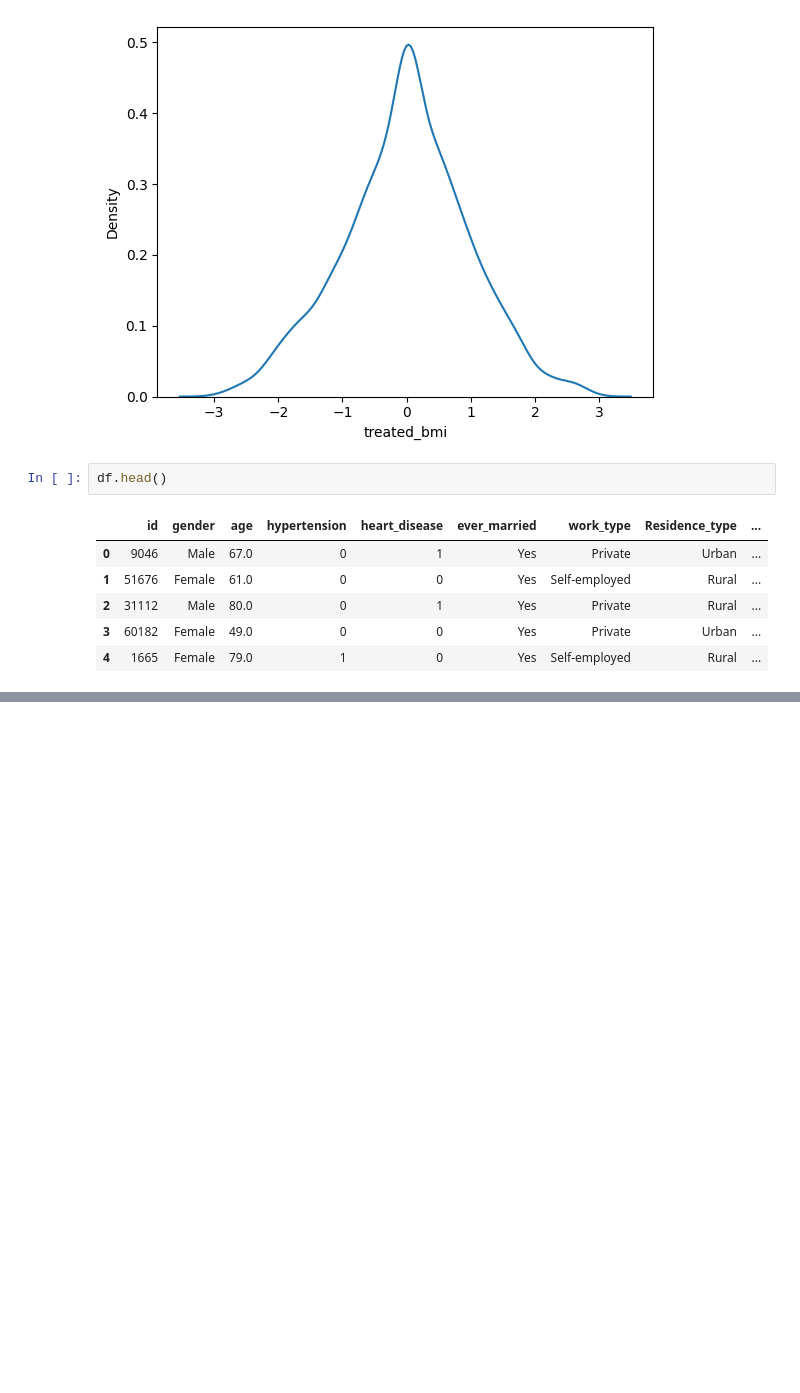
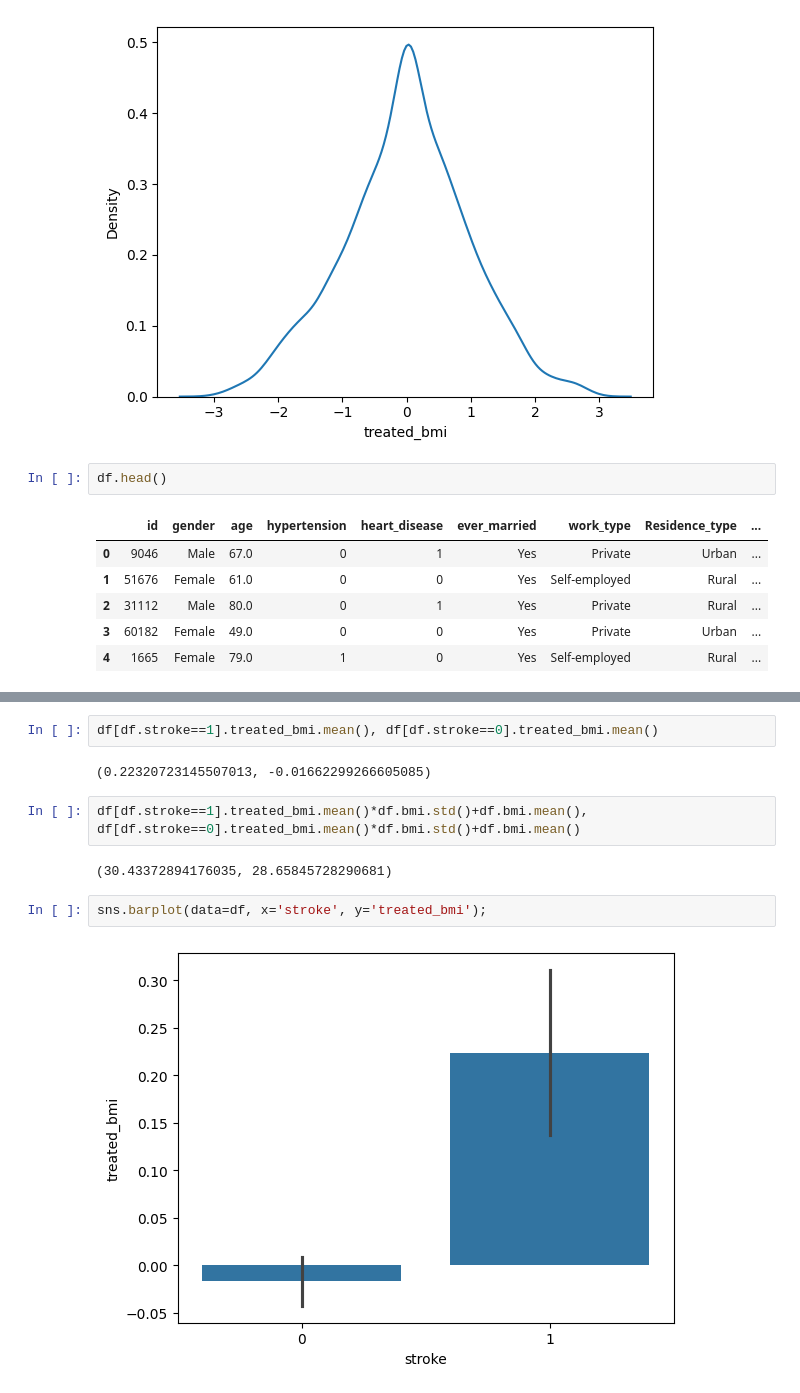
Before and after one commit to IshanSarkar/Portfolio, a Jupyter notebook: Healtcare/Stroke_Prediction.ipynb, the cells around one changed output, grey strips where cells are left out. Drawn from its saved outputs; the diff is of its cells as text; blank space fills up the shorter version.

```diff
--- a/Healtcare/Stroke_Prediction.ipynb
+++ b/Healtcare/Stroke_Prediction.ipynb
@@ -212,0 +240,12 @@ np.exp(norm.cdf(1.044503))
+# %%
+df[df.stroke==1].treated_bmi.mean(), df[df.stroke==0].treated_bmi.mean()
+# %% [output]
+(0.22320723145507013, -0.01662299266605085)
+# %%
+df[df.stroke==1].treated_bmi.mean()*df.bmi.std()+df.bmi.mean(), df[df.stroke==0].treated_bmi.mean()*df.bmi.std()+df.bmi.mean()
+# %% [output]
+(30.43372894176035, 28.65845728290681)
+# %%
+sns.barplot(data=df, x='stroke', y='treated_bmi');
+# %% [output]
+[figure, added]
```
Also changed, not shown: parts of 10 cells of this notebook.
